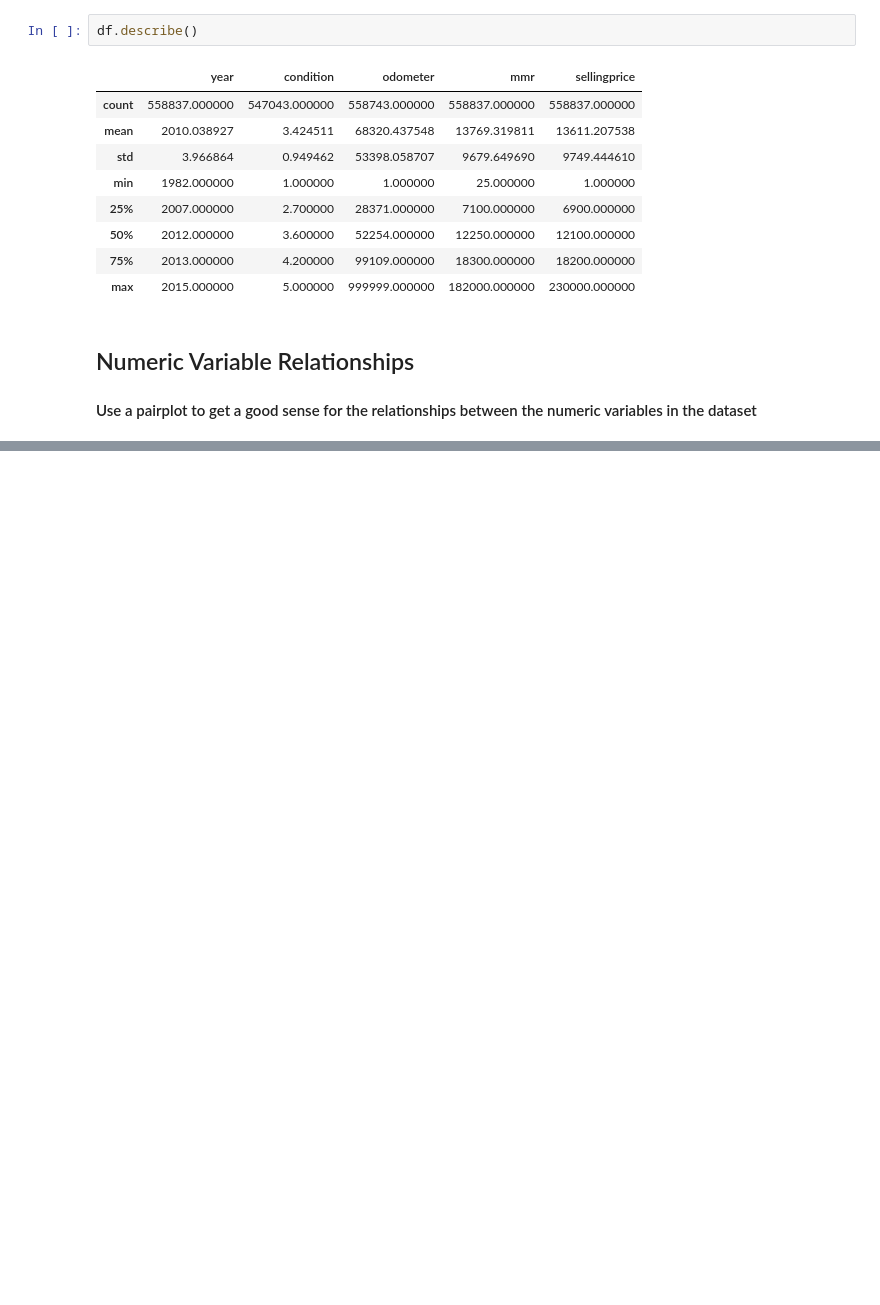
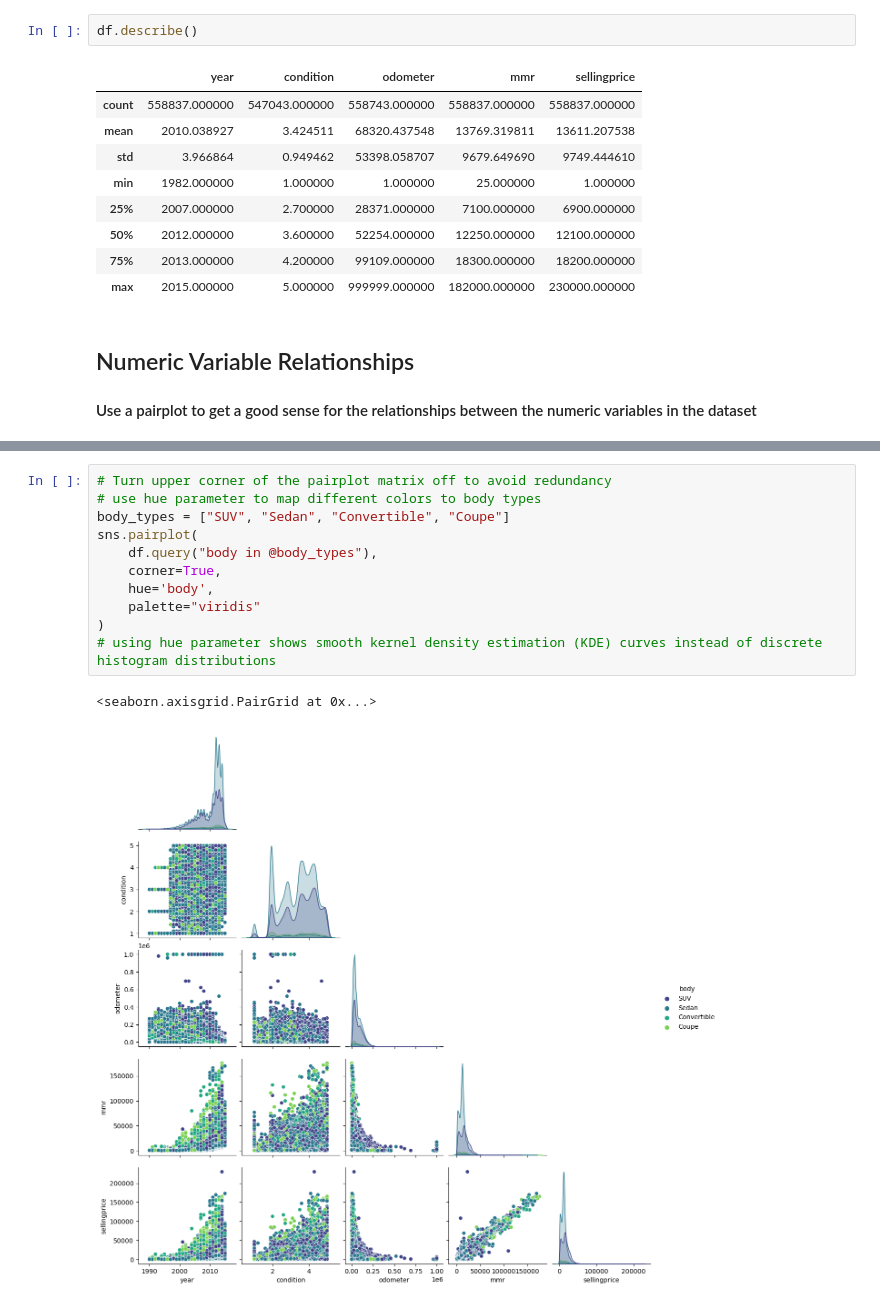
Before and after one commit to MeetPatel89/car_sales_analysis, a Jupyter notebook: notebook.ipynb, the cells around one changed output, grey strips where cells are left out. Saved outputs shown, nothing was run; the diff lists cells and outputs as text; blank space fills up the shorter version.

```diff
--- a/notebook.ipynb
+++ b/notebook.ipynb
@@ -108,0 +105,14 @@ sns.pairplot(
+# %%
+# Turn upper corner of the pairplot matrix off to avoid redundancy
+# use hue parameter to map different colors to body types
+body_types = ["SUV", "Sedan", "Convertible", "Coupe"]
+sns.pairplot(
+    df.query("body in @body_types"),
+    corner=True,
+    hue='body',
+    palette="viridis"
+)
+# using hue parameter shows smooth kernel density estimation (KDE) curves instead of discrete histogram distributions
+# %% [output]
+<seaborn.axisgrid.PairGrid at 0x...>
+[figure, added]
```
Also changed, not shown: parts of 7 cells of this notebook, 3 other files.
